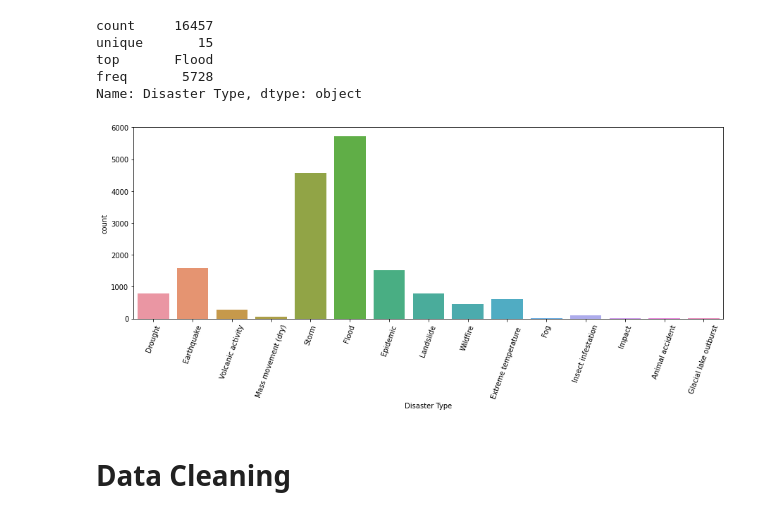
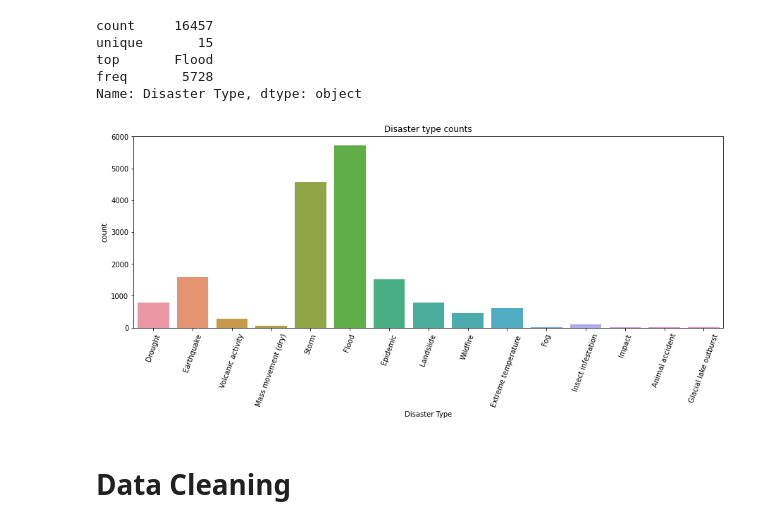
Before and after one commit to NLSanyu/CA682-Data-Visualization, a Jupyter notebook: EM-DAT Data Exploration.ipynb, the cells around one changed output. Drawn from its saved outputs; the diff is of its cells as text; code cells hidden in the pictures.

```diff
--- a/EM-DAT Data Exploration.ipynb
+++ b/EM-DAT Data Exploration.ipynb
@@ -116,10 +116,11 @@ Name: Disaster Type, dtype: object
 # %%
 fig, ax = plt.subplots(figsize=(15, 5))
 sns.countplot(data=df, x=df["Disaster Type"])
 plt.xticks(rotation = 70)
+plt.title("Disaster type counts")
 plt.show()
 # %% [output]
-[figure, old version]
+[figure, new version]
 # %% [markdown]
 # Data Cleaning
 # %% [markdown]
```
Also changed, not shown: parts of 49 cells of this notebook.
